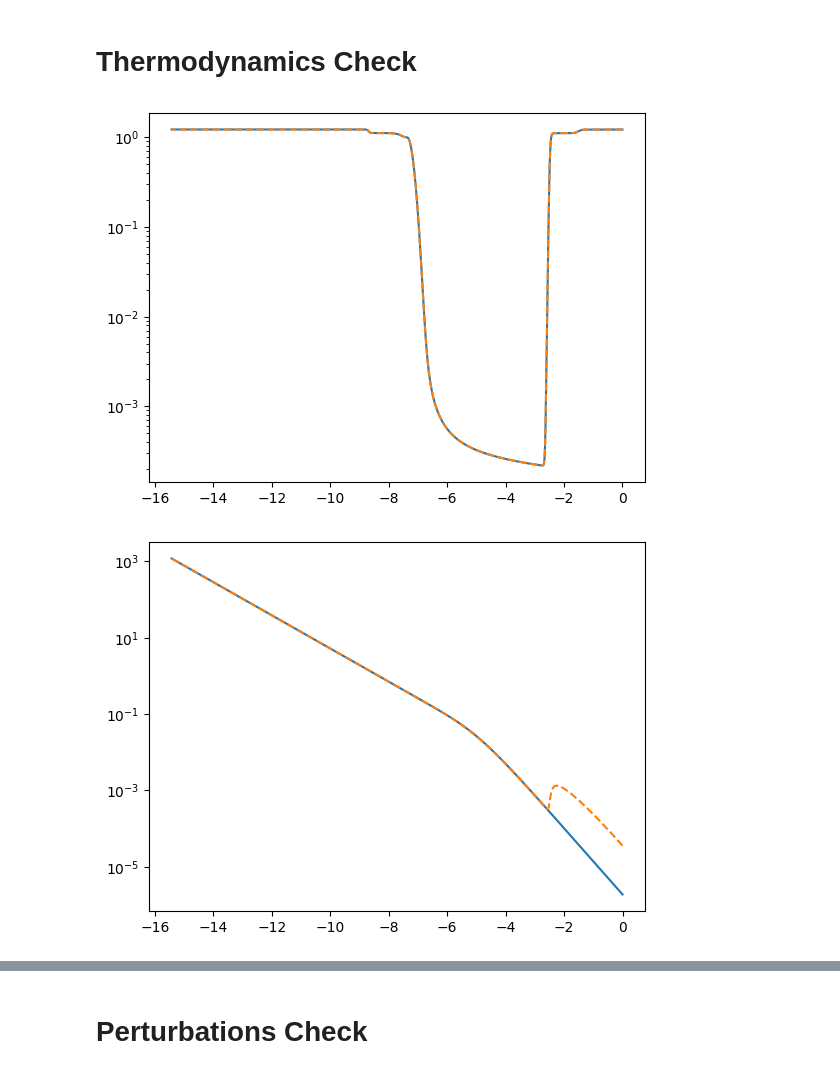
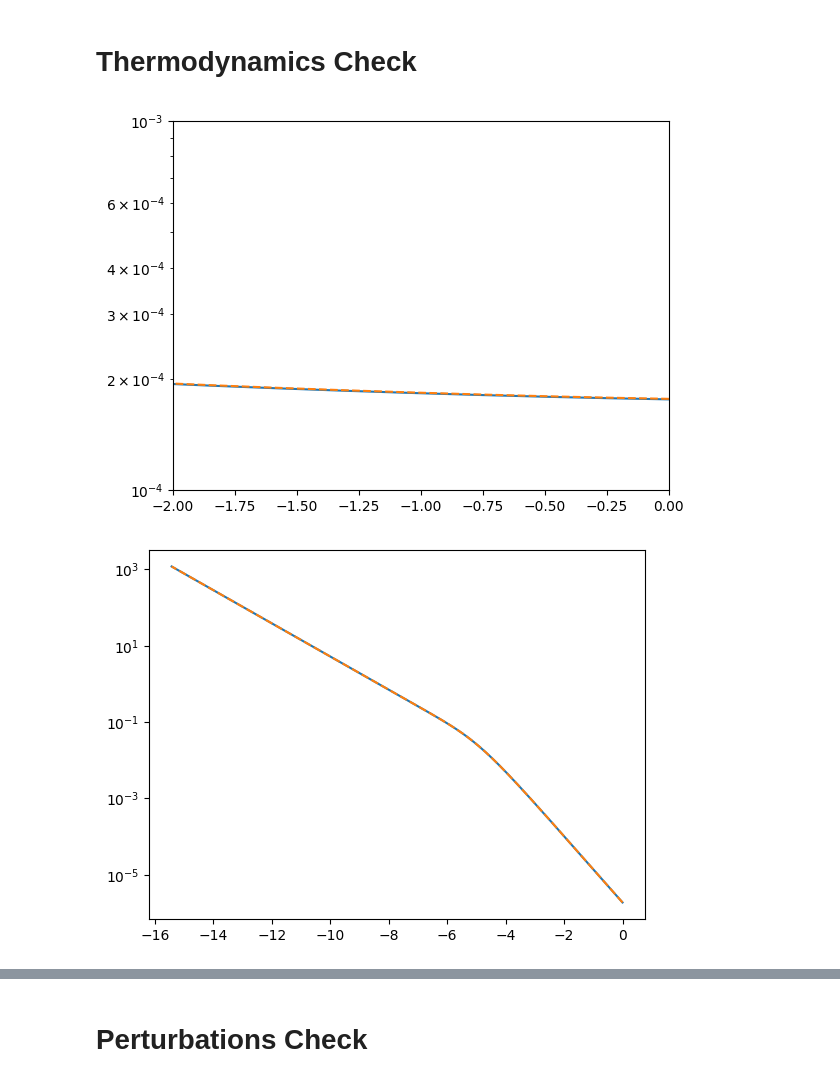
Before and after one commit to cgiovanetti/ABCMB-k, a Jupyter notebook: Module_Tests/spectrum_test.ipynb, the cells around one changed output, grey strips where cells are left out. Saved outputs shown, nothing was run; the diff lists cells and outputs as text; code cells hidden in the pictures.

```diff
--- a/Module_Tests/spectrum_test.ipynb
+++ b/Module_Tests/spectrum_test.ipynb
@@ -97,28 +97,28 @@ params = {
     "Delta_z_reion_He": 0.5,
 }
 """
-"""
+
 params = {
-    'h': 0.6,
-    'omega_cdm': 0.08,
-    'omega_b': 0.01,
-    'A_s': 1.e-9,
-    'n_s': 0.9,
+    'h': 0.504703,
+    'omega_cdm': 0.11976445,
+    'omega_b': 0.02215173,
+    'A_s': 2.55079967e-09,
+    'n_s': 0.98169485,
     'Neff': 3.044,
-    'YHe': 0.2,
+    #'YHe': 0.2,
     'TCMB0': 2.34865418e-4,
     #'T_nu_massless' : 0.71636,
     #'N_nu_massless' : 3,
     'N_nu_massive': 0,
     'T_nu_massive': 0.71611,
     'm_nu_massive': 0.06,
-    "z_reion": 5.,
+    "z_reion": 10.71643594,
     "Delta_z_reion": 0.5,
     "z_reion_He": 3.5,
     "Delta_z_reion_He": 0.5,
 }
+
 """
-
 params = {
     'h': 0.6611+10.*0.0079,
     'omega_cdm': 0.1238+10*0.0021,
@@ -137,12 +137,13 @@ params = {
     "z_reion_He": 3.5,
     "Delta_z_reion_He": 0.5,
 }
+"""
 
 lmax = 2500
 specs = {
     "output_Cl" : True,
     "l_max" : lmax,
-    "lensing" : True,
+    "lensing" : False,
     "output_Pk" : True,
     "output_k_max" : 0.5,
     "bbn_type" : "table",
@@ -167,7 +168,7 @@ else:
 #model = main.Model(user_species=user_species, input_specs=specs, return_PTBG=True, bbn_type="linX")
 model = main.Model(user_species=user_species, input_specs=specs)
 # %%
-for i in range(2):
+for i in range(1):
     s = time.time()
     data, label = model.run_cosmology(params)
     print(time.time() - s)
@@ -285,33 +289,36 @@ plt.show()
 class_rec = class_lcdm.get_thermodynamics()
 a = 1/(1.+class_rec["z"])
 xe_class = class_rec["x_e"]
 Tm_class = class_rec['Tb [K]'] * cnst.kB
 xe_abcmb = BG.xe(jnp.log(a))
 Tm_abcmb = BG.Tm(jnp.log(a), params)
 
 plt.plot(jnp.log(a), xe_abcmb)
 plt.plot(jnp.log(a), xe_class, "--")
+plt.ylim((1.e-4, 1.e-3))
+plt.xlim((-2, 0))
 plt.yscale("log")
 plt.show()
 
 plt.plot(jnp.log(a), Tm_abcmb)
 plt.plot(jnp.log(a), Tm_class, "--")
 plt.yscale("log")
 plt.show()
 
 plt.plot(jnp.log(a), abs(xe_abcmb-xe_class)/xe_class)
 plt.yscale("log")
 plt.xlabel(r"$\ln{a}$")
 plt.title("xe fractional error")
-#plt.xlim((-8, -6))
+plt.ylim((1.e-3, 1.e-2))
+plt.xlim((-2, 0))
 plt.show()
 
 plt.plot(jnp.log(a), abs(Tm_abcmb-Tm_class)/Tm_class)
 plt.yscale("log")
 plt.xlabel(r"$\ln{a}$")
 #plt.xlim((-8, -6))
 plt.title("Tm fractional error")
 plt.show()
 # %% [output]
-[figure, old version]
+[figure, new version]
-[figure, old version]
+[figure, new version]
```
Also changed, not shown: parts of 23 cells of this notebook.
